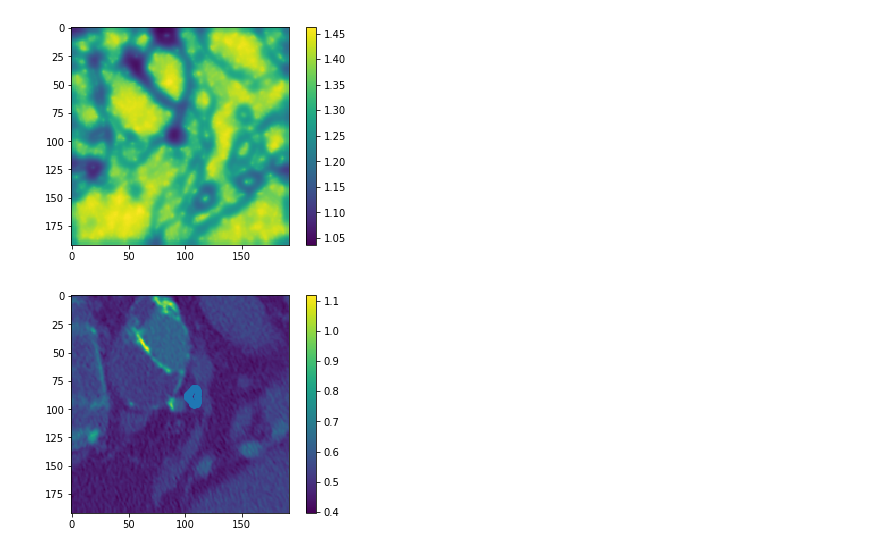
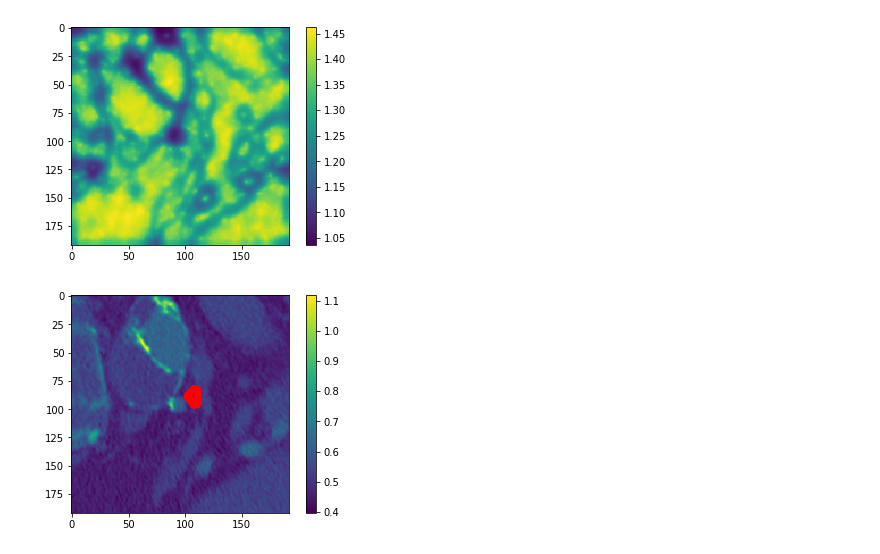
Before and after one commit to gmaher/DeepLofting, a Jupyter notebook: python/DRLS.ipynb, the cells around one changed output. Saved outputs shown, nothing was run; the diff lists cells and outputs as text; code cells hidden in the pictures.

```diff
--- a/python/DRLS.ipynb
+++ b/python/DRLS.ipynb
@@ -84,7 +84,7 @@ plt.show()
 # %% [output]
 [figure]
 # %%
-ls = reg_edge(img.astype(float)*2000.0,imgt.astype(float))
+ls = reg_edge(img.astype(float)*2000,imgt.astype(float))
 # %%
 plt.imshow(-ls)
 plt.colorbar()
@@ -96,7 +96,7 @@ conts = utility.marchingSquares(-ls.astype(np.float32),iso=np.mean(-ls),mode='ce
 # %%
 plt.imshow(img.astype(np.float32))
 plt.colorbar()
-plt.scatter(conts[:,0],conts[:,1])
+plt.scatter(conts[:,0],conts[:,1],color='r')
 plt.show()
 # %% [output]
-[figure, old version]
+[figure, new version]
```
Also changed, not shown: 4 other files.
